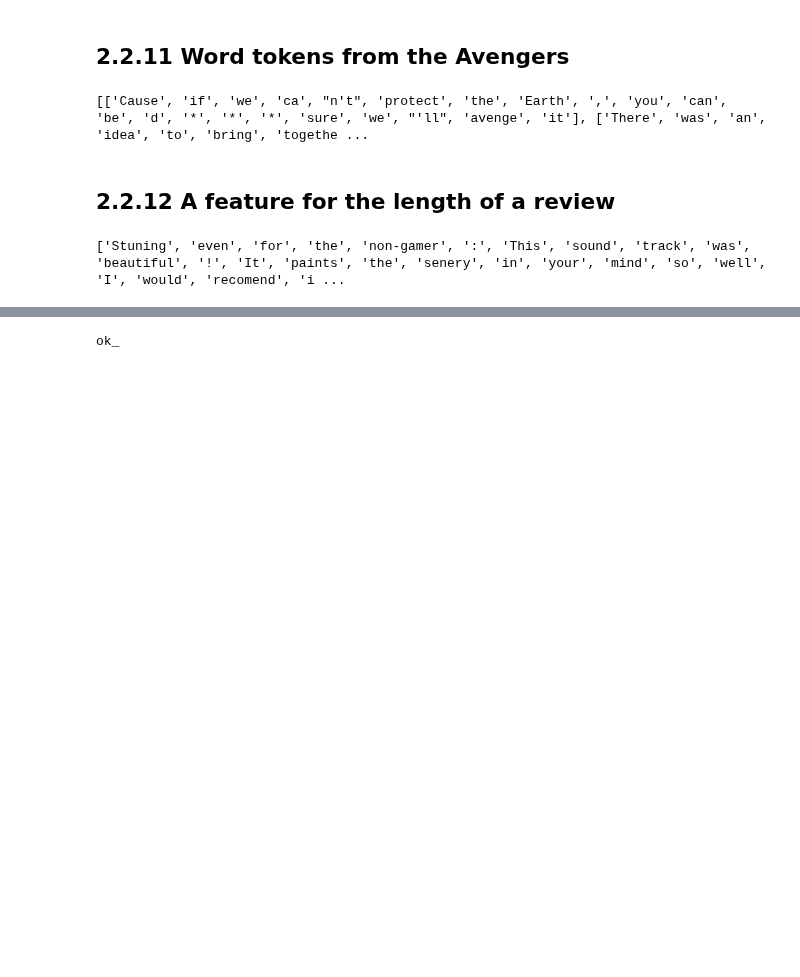
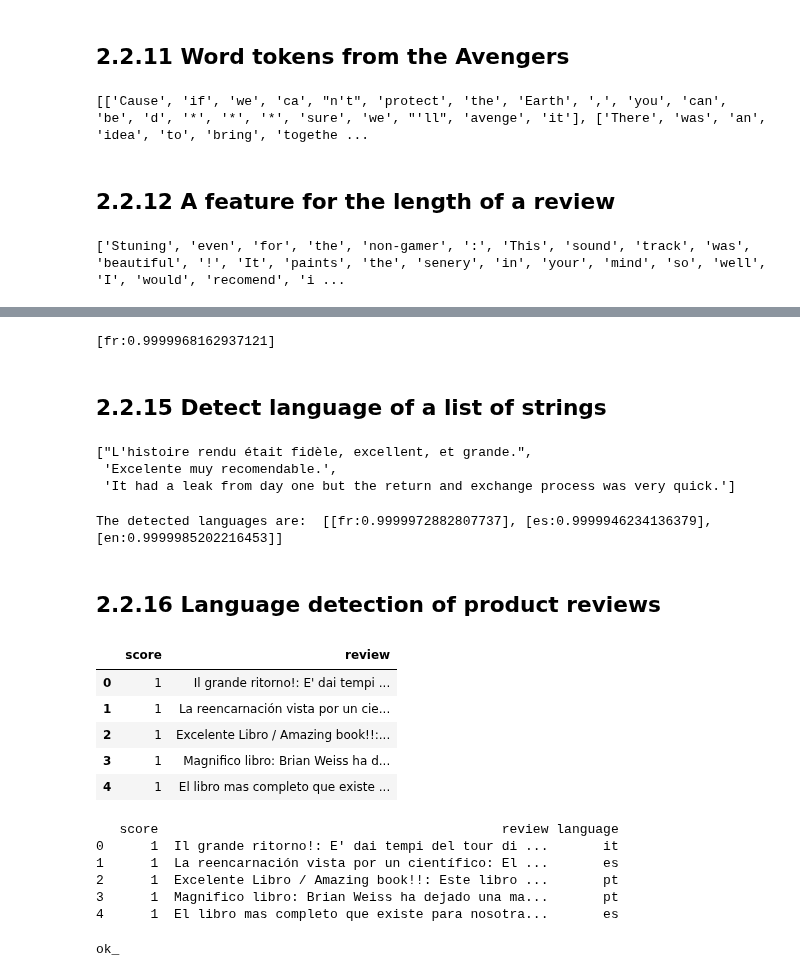
Before and after one commit to oecorrechag/natural_language_processing, a Jupyter notebook: 2. Sentiment Analysis in Python/notebooks/2.2.0_Numeric Features from Reviews.ipynb, the cells around one changed output, grey strips where cells are left out. Cells and saved outputs as stored; diff of their text form; code cells hidden in the pictures; blank space fills up the shorter version.

```diff
--- a/2. Sentiment Analysis in Python/notebooks/2.2.0_Numeric Features from Reviews.ipynb
+++ b/2. Sentiment Analysis in Python/notebooks/2.2.0_Numeric Features from Reviews.ipynb
@@ -289,3 +273,59 @@ reviews
+# %%
+print(detect_langs(foreign))
+# %% [output]
+[fr:0.9999968162937121]
+# %% [markdown]
+## 2.2.15 Detect language of a list of strings
+# %%
+sentences
+# %% [output]
+["L'histoire rendu était fidèle, excellent, et grande.",
+ 'Excelente muy recomendable.',
+ 'It had a leak from day one but the return and exchange process was very quick.']
+# %%
+languages = []
+
+# Loop over the sentences in the list and detect their language
+for sentence in sentences:
+    languages.append(detect_langs(sentence))
+
+print('The detected languages are: ', languages)
+# %% [output]
+The detected languages are:  [[fr:0.9999972882807737], [es:0.9999946234136379], [en:0.9999985202216453]]
+# %% [markdown]
+## 2.2.16 Language detection of product reviews
+# %%
+non_english_reviews = pd.read_csv(raw / "non_english_reviews.csv", sep=',')
+non_english_reviews = non_english_reviews.loc[:,['score','review']]
+non_english_reviews.head()
+# %% [output]
+|  | score | review |
+| 0 | 1 | Il grande ritorno!: E' dai tempi ... |
+| 1 | 1 | La reencarnación vista por un cie... |
+| 2 | 1 | Excelente Libro / Amazing book!!:... |
+| 3 | 1 | Magnifico libro: Brian Weiss ha d... |
+| 4 | 1 | El libro mas completo que existe ... |
+# %%
+languages = []
+
+# Loop over the rows of the dataset and append
+for row in range(len(non_english_reviews)):
+    languages.append(detect_langs(non_english_reviews.iloc[row, 1]))
+
+# Clean the list by splitting
+languages = [str(lang).split(':')[0][1:] for lang in languages]
+
+# Assign the list to a new feature
+non_english_reviews['language'] = languages
+
+print(non_english_reviews.head())
+# %% [output]
+   score                                            review language
+0      1  Il grande ritorno!: E' dai tempi del tour di ...       it
+1      1  La reencarnación vista por un científico: El ...       es
+2      1  Excelente Libro / Amazing book!!: Este libro ...       pt
+3      1  Magnifico libro: Brian Weiss ha dejado una ma...       pt
+4      1  El libro mas completo que existe para nosotra...       es
 # %%
 print('ok_')
 # %% [output]
```
Also changed, not shown: parts of 4 cells of this notebook, 1 other file.
